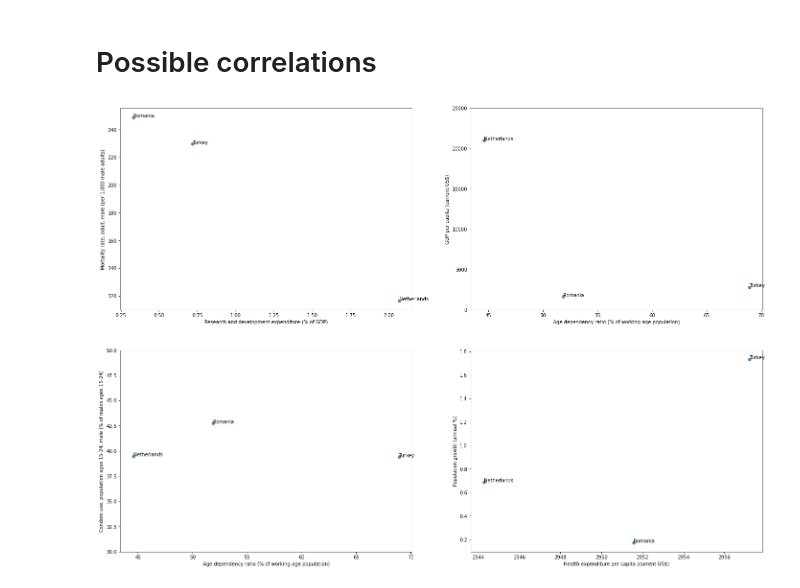
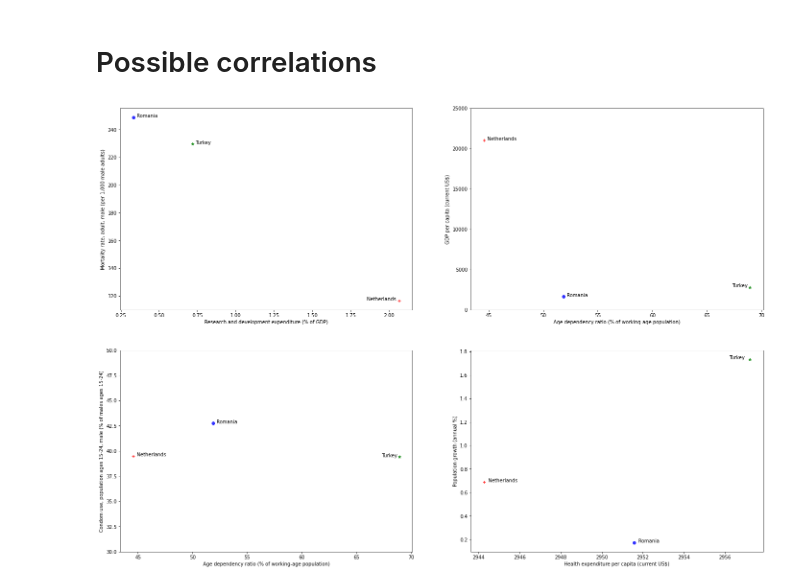
Before and after one commit to mateibejan1/cafelutsa-infovis-project-2021, a Jupyter notebook: Plots_Vali.ipynb, the cells around one changed output. Saved outputs shown, nothing was run; the diff lists cells and outputs as text; code cells hidden in the pictures.

Commit message:
update correlation plots

```diff
--- a/Plots_Vali.ipynb
+++ b/Plots_Vali.ipynb
@@ -86,34 +86,88 @@ plt.show()
 # %%
 import matplotlib.pyplot as plt
 import seaborn as sns
 
 countries_to_compare = ['Romania', 'Netherlands', 'Turkey']
 
 df_new = dfu[dfu['Country'].isin(countries_to_compare) * dfu['Year'] == 1990]
 
 fig, ((ax1, ax2), (ax3, ax4)) = plt.subplots(2, 2)
 fig.set_figwidth(24)
 fig.set_figheight(17)
 
+for country, color, marker in zip(countries_to_compare, ['b', 'r', 'g'], ['o', '+', '*']):
+    sns.regplot(data = df_new, x = df_new[df_new['Country'] == country]["Research and development expenditure (% of GDP)"],
+                y = df_new[df_new['Country'] == country]["Mortality rate, adult, male (per 1,000 male adults)"],
+                fit_reg= False, ax = ax1, color=color, marker=marker)
 
-# plt.ylim(500, 50000)
-sns.regplot(data = df_new, x = df_new["Research and development expenditure (% of GDP)"], y = df_new["Mortality rate, adult, male (per 1,000 male adults)"], fit_reg= False, ax = ax1)
 for i in range(df_new.shape[0]):
-  ax1.text(x = df_new["Research and development expenditure (% of GDP)"].iloc[i], y = df_new["Mortality rate, adult, male (per 1,000 male adults)"].iloc[i], s = df_new["Country"].iloc[i])
+    if df_new["Country"].iloc[i] == 'Romania':
+        ax1.text(x = df_new["Research and development expenditure (% of GDP)"].iloc[i]+0.02,
+                y = df_new["Mortality rate, adult, male (per 1,000 male adults)"].iloc[i],
+                s = df_new["Country"].iloc[i])
+    elif df_new["Country"].iloc[i] == 'Netherlands':
+        ax1.text(x = df_new["Research and development expenditure (% of GDP)"].iloc[i]-0.21,
+                y = df_new["Mortality rate, adult, male (per 1,000 male adults)"].iloc[i],
+                s = df_new["Country"].iloc[i])
+    else:
+        ax1.text(x = df_new["Research and development expenditure (% of GDP)"].iloc[i]+0.02,
+                y = df_new["Mortality rate, adult, male (per 1,000 male adults)"].iloc[i],
+                s = df_new["Country"].iloc[i])
 
 ax2.set_ylim(0, 25000)
-sns.regplot(data = df_new, x = df_new["Age dependency ratio (% of working-age population)"], y = df_new["GDP per capita (current US$)"], fit_reg= False, ax = ax2)
+for country, color, marker in zip(countries_to_compare, ['b', 'r', 'g'], ['o', '+', '*']):
+    sns.regplot(data = df_new, x = df_new[df_new['Country'] == country]["Age dependency ratio (% of working-age population)"],
+                y = df_new[df_new['Country'] == country]["GDP per capita (current US$)"],
+                fit_reg= False, ax = ax2, color=color, marker=marker)
 for i in range(df_new.shape[0]):
-  ax2.text(x = df_new["Age dependency ratio (% of working-age population)"].iloc[i], y = df_new["GDP per capita (current US$)"].iloc[i], s = df_new["Country"].iloc[i])
+    if df_new["Country"].iloc[i] == 'Romania':
+        ax2.text(x = df_new["Age dependency ratio (% of working-age population)"].iloc[i]+0.3,
+                 y = df_new["GDP per capita (current US$)"].iloc[i],
+                 s = df_new["Country"].iloc[i])
+    elif df_new["Country"].iloc[i] == 'Netherlands':
+        ax2.text(x = df_new["Age dependency ratio (% of working-age population)"].iloc[i]+0.3,
+                 y = df_new["GDP per capita (current US$)"].iloc[i],
+                 s = df_new["Country"].iloc[i])
+    else:
+        ax2.text(x = df_new["Age dependency ratio (% of working-age population)"].iloc[i]-1.6,
+                 y = df_new["GDP per capita (current US$)"].iloc[i],
+                 s = df_new["Country"].iloc[i])
 
 ax3.set_ylim(30, 50)
-sns.regplot(data = df_new, x = df_new["Age dependency ratio (% of working-age population)"], y = df_new["Condom use, population ages 15-24, male (% of males ages 15-24)"], fit_reg= False, ax = ax3)
+for country, color, marker in zip(countries_to_compare, ['b', 'r', 'g'], ['o', '+', '*']):
+    sns.regplot(data = df_new, x = df_new[df_new['Country'] == country]["Age dependency ratio (% of working-age population)"],
+                y = df_new[df_new['Country'] == country]["Condom use, population ages 15-24, male (% of males ages 15-24)"],
+                fit_reg= False, ax = ax3, color=color, marker=marker)
 for i in range(df_new.shape[0]):
-  ax3.text(x = df_new["Age dependency ratio (% of working-age population)"].iloc[i], y = df_new["Condom use, population ages 15-24, male (% of males ages 15-24)"].iloc[i], s = df_new["Country"].iloc[i])
+    if df_new["Country"].iloc[i] == 'Romania':
+        ax3.text(x = df_new["Age dependency ratio (% of working-age population)"].iloc[i]+0.3,
+                 y = df_new["Condom use, population ages 15-24, male (% of males ages 15-24)"].iloc[i],
+                 s = df_new["Country"].iloc[i])
+    elif df_new["Country"].iloc[i] == 'Netherlands':
+        ax3.text(x = df_new["Age dependency ratio (% of working-age population)"].iloc[i]+0.3,
+                 y = df_new["Condom use, population ages 15-24, male (% of males ages 15-24)"].iloc[i],
+                 s = df_new["Country"].iloc[i])
+    else:
+        ax3.text(x = df_new["Age dependency ratio (% of working-age population)"].iloc[i]-1.6,
+                 y = df_new["Condom use, population ages 15-24, male (% of males ages 15-24)"].iloc[i],
+                 s = df_new["Country"].iloc[i])
 
-
-sns.regplot(data = df_new, x = df_new["Health expenditure per capita (current US$)"], y = df_new["Population growth (annual %)"], fit_reg= False, ax = ax4)
+for country, color, marker in zip(countries_to_compare, ['b', 'r', 'g'], ['o', '+', '*']):
+    sns.regplot(data = df_new, x = df_new[df_new['Country'] == country]["Health expenditure per capita (current US$)"],
+                y = df_new[df_new['Country'] == country]["Population growth (annual %)"],
+                fit_reg=False, ax = ax4, color=color, marker=marker)
 for i in range(df_new.shape[0]):
-  ax4.text(x = df_new["Health expenditure per capita (current US$)"].iloc[i], y = df_new["Population growth (annual %)"].iloc[i], s = df_new["Country"].iloc[i])
+    if df_new["Country"].iloc[i] == 'Romania':
+        ax4.text(x = df_new["Health expenditure per capita (current US$)"].iloc[i]+0.2,
+                 y = df_new["Population growth (annual %)"].iloc[i],
+                 s = df_new["Country"].iloc[i])
+    elif df_new["Country"].iloc[i] == 'Netherlands':
+        ax4.text(x = df_new["Health expenditure per capita (current US$)"].iloc[i]+0.2,
+                 y = df_new["Population growth (annual %)"].iloc[i],
+                 s = df_new["Country"].iloc[i])
+    else:
+        ax4.text(x = df_new["Health expenditure per capita (current US$)"].iloc[i]-1,
+                 y = df_new["Population growth (annual %)"].iloc[i],
+                 s = df_new["Country"].iloc[i])
 # %% [output]
-[figure, old version]
+[figure, new version]
```
Also changed, not shown: parts of 1 cell of this notebook.
